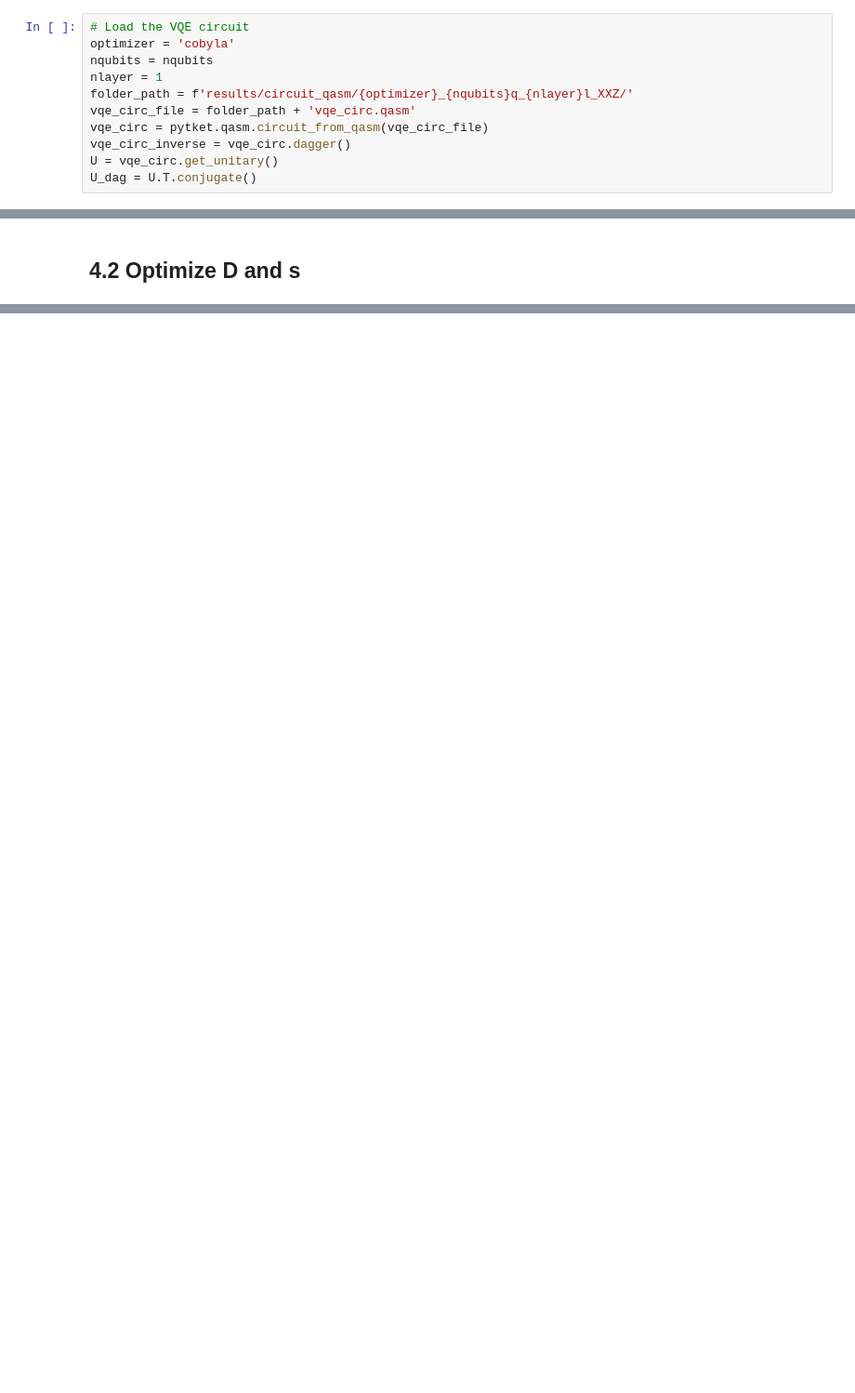
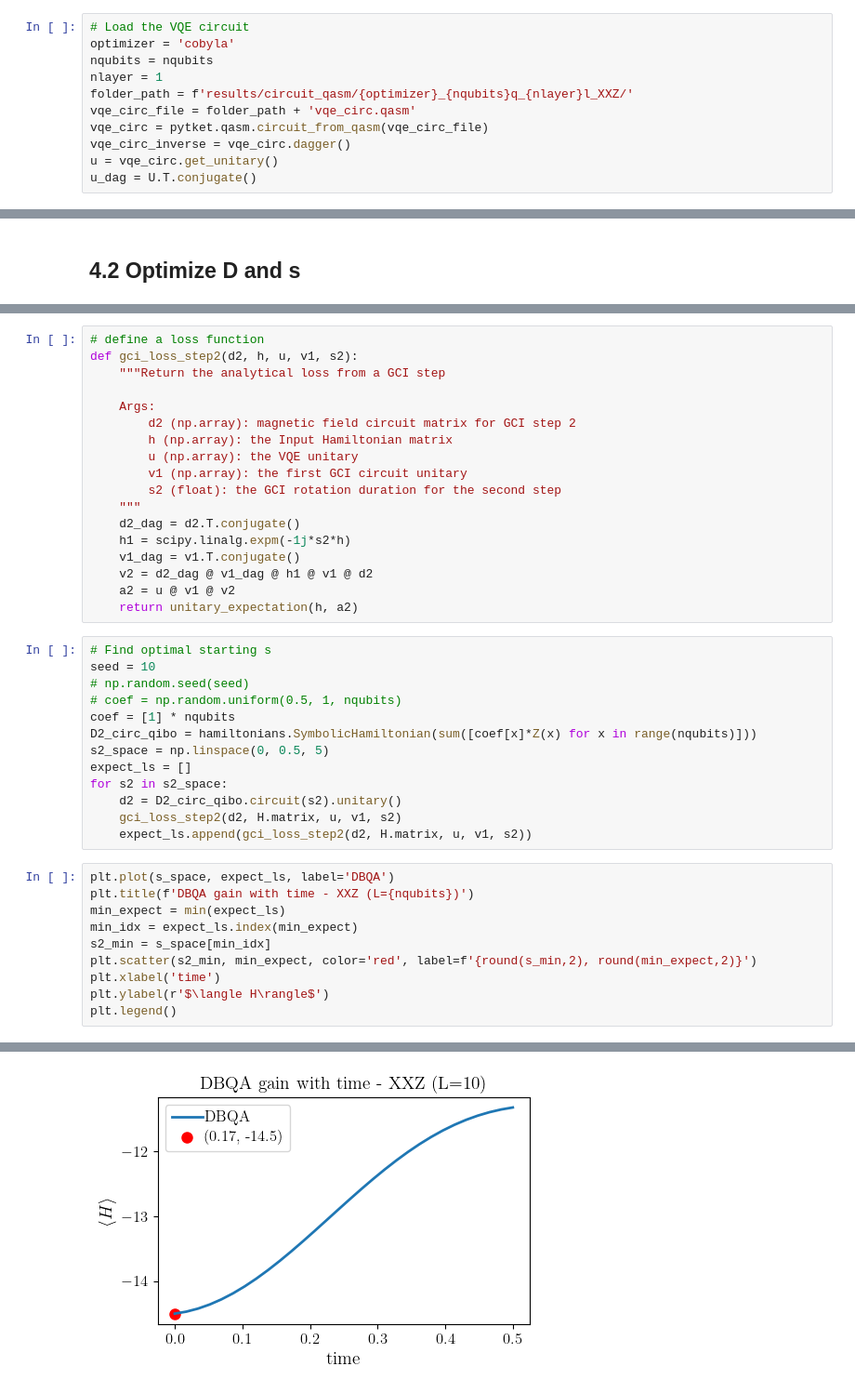
Before and after one commit to qiboteam/boostvqe, a Jupyter notebook: notebooks/quantinuum_native_gate_dbqa.ipynb, the cells around one changed output, grey strips where cells are left out. Shown at 93% size. Cells and saved outputs as stored; diff of their text form; blank space fills up the shorter version.

Commit message:
Updated 2 step GCI but value not dropping

```diff
--- a/notebooks/quantinuum_native_gate_dbqa.ipynb
+++ b/notebooks/quantinuum_native_gate_dbqa.ipynb
@@ -1073,8 +1086,8 @@ folder_path = f'results/circuit_qasm/{optimizer}_{nqubits}q_{nlayer}l_XXZ/'
 vqe_circ_file = folder_path + 'vqe_circ.qasm'
 vqe_circ = pytket.qasm.circuit_from_qasm(vqe_circ_file)
 vqe_circ_inverse = vqe_circ.dagger()
-U = vqe_circ.get_unitary()
-U_dag = U.T.conjugate()
+u = vqe_circ.get_unitary()
+u_dag = U.T.conjugate()
 # %%
 # Construct the first diagonal evolution
 t1 = s_min
@@ -1098,0 +1120,42 @@ V1.add_circuit(D1_circ_inverse, sequence)
+# %%
+# define a loss function
+def gci_loss_step2(d2, h, u, v1, s2):
+    """Return the analytical loss from a GCI step
+
+    Args:
+        d2 (np.array): magnetic field circuit matrix for GCI step 2
+        h (np.array): the Input Hamiltonian matrix
+        u (np.array): the VQE unitary
+        v1 (np.array): the first GCI circuit unitary
+        s2 (float): the GCI rotation duration for the second step
+    """
+    d2_dag = d2.T.conjugate()
+    h1 = scipy.linalg.expm(-1j*s2*h)
+    v1_dag = v1.T.conjugate()
+    v2 = d2_dag @ v1_dag @ h1 @ v1 @ d2
+    a2 = u @ v1 @ v2
+    return unitary_expectation(h, a2)
+# %%
+# Find optimal starting s
+seed = 10
+# np.random.seed(seed)
+# coef = np.random.uniform(0.5, 1, nqubits)
+coef = [1] * nqubits
+D2_circ_qibo = hamiltonians.SymbolicHamiltonian(sum([coef[x]*Z(x) for x in range(nqubits)]))
+s2_space = np.linspace(0, 0.5, 5)
+expect_ls = []
+for s2 in s2_space:
+    d2 = D2_circ_qibo.circuit(s2).unitary()
+    gci_loss_step2(d2, H.matrix, u, v1, s2)
+    expect_ls.append(gci_loss_step2(d2, H.matrix, u, v1, s2))
+# %%
+plt.plot(s_space, expect_ls, label='DBQA')
+plt.title(f'DBQA gain with time - XXZ (L={nqubits})')
+min_expect = min(expect_ls)
+min_idx = expect_ls.index(min_expect)
+s2_min = s_space[min_idx]
+plt.scatter(s2_min, min_expect, color='red', label=f'{round(s_min,2), round(min_expect,2)}')
+plt.xlabel('time')
+plt.ylabel(r'$\langle H\rangle$')
+plt.legend()
+# %% [output]
@@ -1098,0 +1163 @@ V1.add_circuit(D1_circ_inverse, sequence)
+[figure, added]
```
Also changed, not shown: parts of 5 cells of this notebook.
